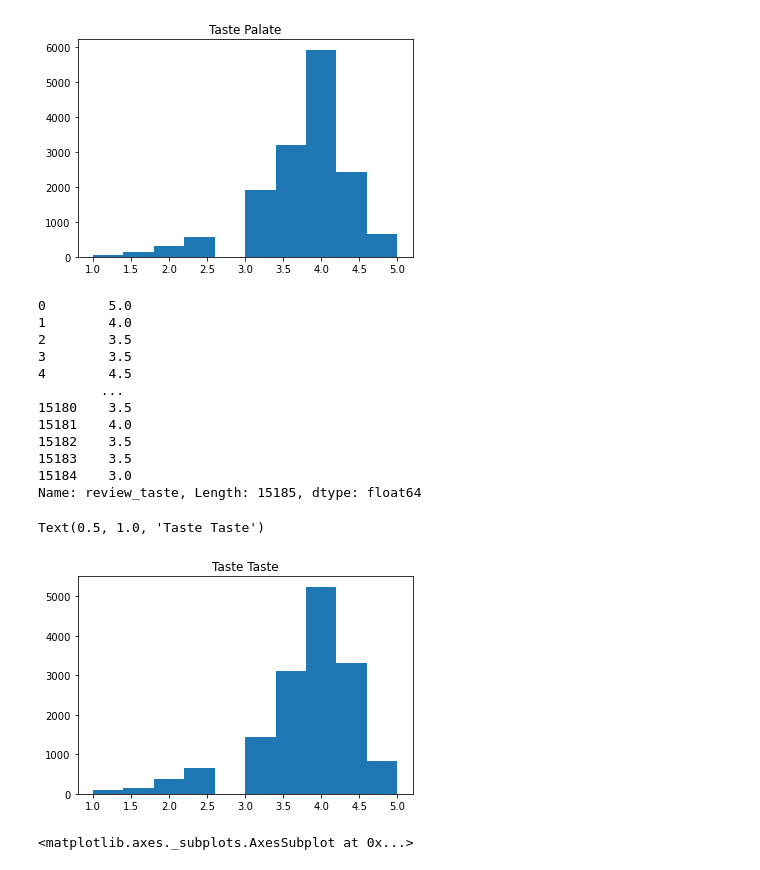
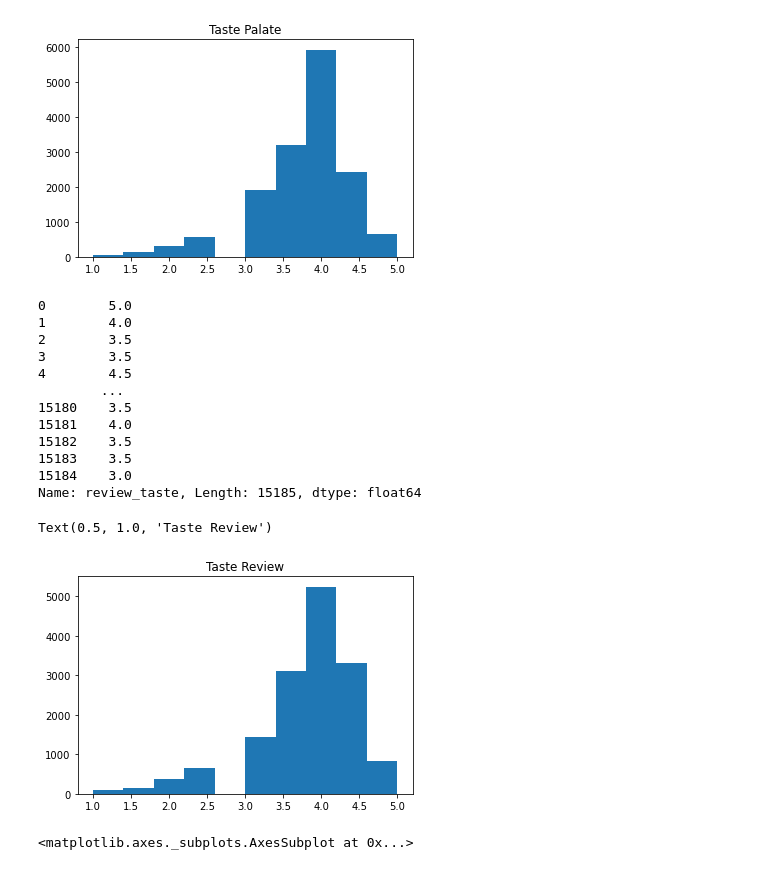
Before and after one commit to Etanangc8/capstone_project, a Jupyter notebook: codes/data_cleaning_EDA.ipynb, the cells around one changed output. Saved outputs shown, nothing was run; the diff lists cells and outputs as text; code cells hidden in the pictures.

```diff
--- a/codes/data_cleaning_EDA.ipynb
+++ b/codes/data_cleaning_EDA.ipynb
@@ -213,24 +213,24 @@ Text(0.5, 1.0, 'Taste Palate')
 # %%
 #Review Taste
 print(data['review_taste'])
 
 plt.hist(data['review_taste'])
-plt.title('Taste Taste')
+plt.title('Taste Review')
 # %% [output]
 0        5.0
 1        4.0
 2        3.5
 3        3.5
 4        4.5
         ...
 15180    3.5
 15181    4.0
 15182    3.5
 15183    3.5
 15184    3.0
 Name: review_taste, Length: 15185, dtype: float64
-Text(0.5, 1.0, 'Taste Taste')
+Text(0.5, 1.0, 'Taste Review')
-[figure, old version]
+[figure, new version]
 # %%
 beer = data['beer_style']
 pd.Series(beer).value_counts()[:31].plot(kind="bar")
```
Also changed, not shown: parts of 3 cells of this notebook, 16 other files.
